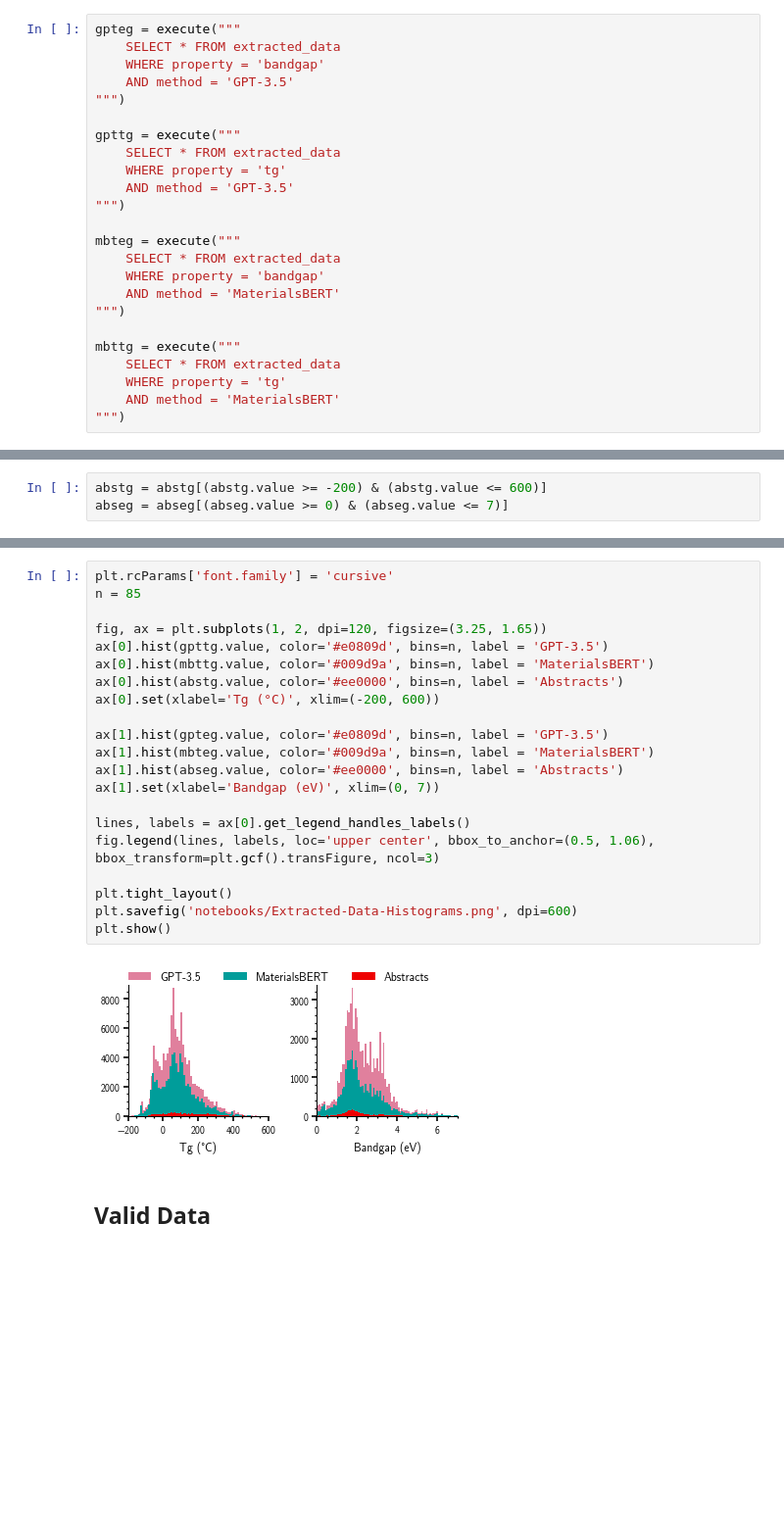
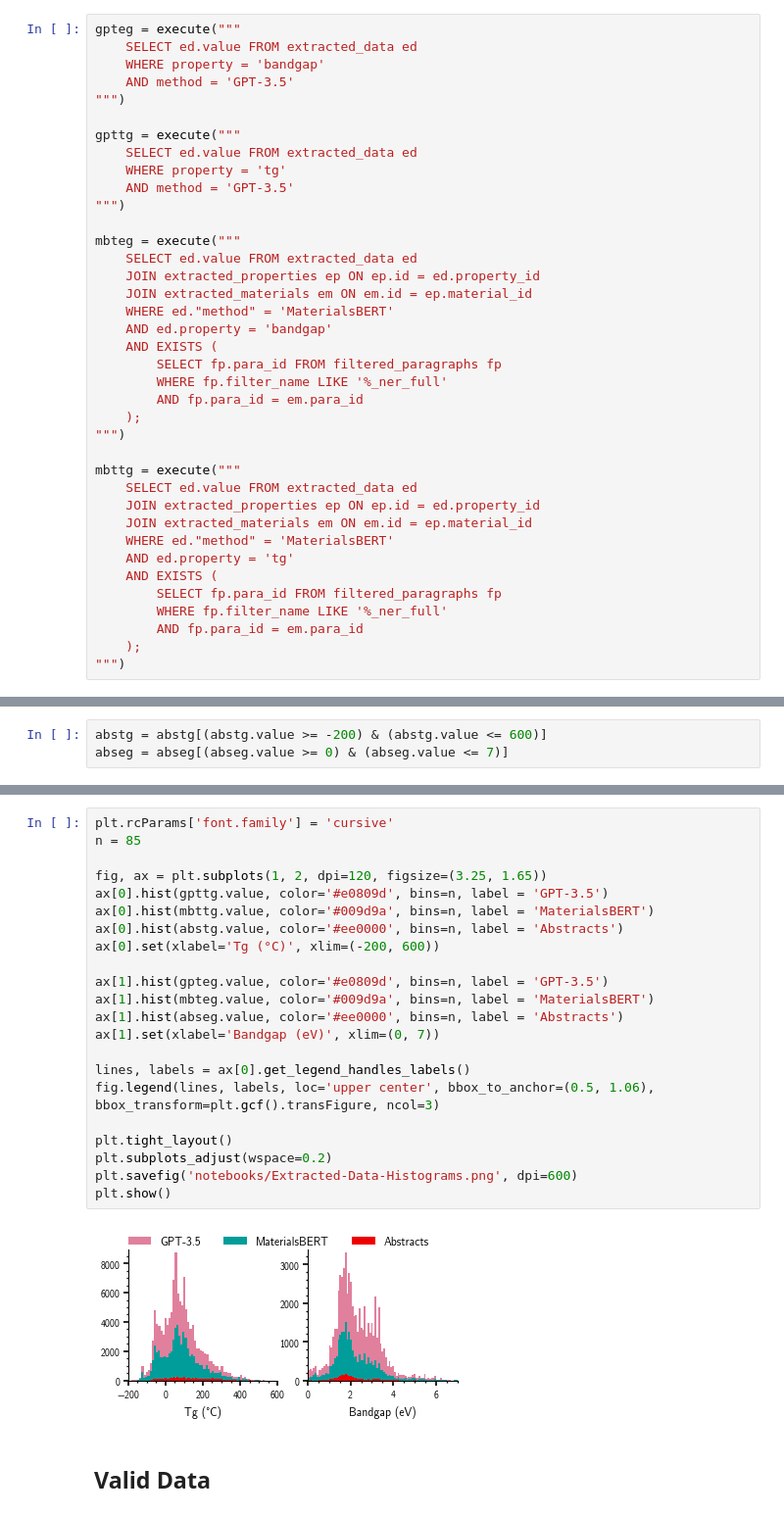
Before and after one commit to Ramprasad-Group/PromptDataExtraction, a Jupyter notebook: notebooks/GPT_vs_MBert.ipynb, the cells around one changed output, grey strips where cells are left out. Shown at 98% size. Drawn from its saved outputs; the diff is of its cells as text; blank space fills up the shorter version.

Commit message:
Filter bert data with PS filters

```diff
--- a/notebooks/GPT_vs_MBert.ipynb
+++ b/notebooks/GPT_vs_MBert.ipynb
@@ -35,27 +35,41 @@ def execute(sql, **kwargs) -> pd.DataFrame:
 ## Overlayed Histograms
 # %%
 gpteg = execute("""
-    SELECT * FROM extracted_data
+    SELECT ed.value FROM extracted_data ed
     WHERE property = 'bandgap'
     AND method = 'GPT-3.5'
 """)
 
 gpttg = execute("""
-    SELECT * FROM extracted_data
+    SELECT ed.value FROM extracted_data ed
     WHERE property = 'tg'
     AND method = 'GPT-3.5'
 """)
 
 mbteg = execute("""
-    SELECT * FROM extracted_data
-    WHERE property = 'bandgap'
-    AND method = 'MaterialsBERT'
+    SELECT ed.value FROM extracted_data ed
+    JOIN extracted_properties ep ON ep.id = ed.property_id
+    JOIN extracted_materials em ON em.id = ep.material_id
+    WHERE ed."method" = 'MaterialsBERT'
+    AND ed.property = 'bandgap'
+    AND EXISTS (
+        SELECT fp.para_id FROM filtered_paragraphs fp
+        WHERE fp.filter_name LIKE '%_ner_full'
+        AND fp.para_id = em.para_id
+    );
 """)
 
 mbttg = execute("""
-    SELECT * FROM extracted_data
-    WHERE property = 'tg'
-    AND method = 'MaterialsBERT'
+    SELECT ed.value FROM extracted_data ed
+    JOIN extracted_properties ep ON ep.id = ed.property_id
+    JOIN extracted_materials em ON em.id = ep.material_id
+    WHERE ed."method" = 'MaterialsBERT'
+    AND ed.property = 'tg'
+    AND EXISTS (
+        SELECT fp.para_id FROM filtered_paragraphs fp
+        WHERE fp.filter_name LIKE '%_ner_full'
+        AND fp.para_id = em.para_id
+    );
 """)
 # %%
 absdata = pd.read_csv('notebooks/Abstract-Extracted_Data.csv', index_col=0)
@@ -86,26 +100,27 @@ Tg:
 # %%
 plt.rcParams['font.family'] = 'cursive'
 n = 85
 
 fig, ax = plt.subplots(1, 2, dpi=120, figsize=(3.25, 1.65))
 ax[0].hist(gpttg.value, color='#e0809d', bins=n, label = 'GPT-3.5')
 ax[0].hist(mbttg.value, color='#009d9a', bins=n, label = 'MaterialsBERT')
 ax[0].hist(abstg.value, color='#ee0000', bins=n, label = 'Abstracts')
 ax[0].set(xlabel='Tg (°C)', xlim=(-200, 600))
 
 ax[1].hist(gpteg.value, color='#e0809d', bins=n, label = 'GPT-3.5')
 ax[1].hist(mbteg.value, color='#009d9a', bins=n, label = 'MaterialsBERT')
 ax[1].hist(abseg.value, color='#ee0000', bins=n, label = 'Abstracts')
 ax[1].set(xlabel='Bandgap (eV)', xlim=(0, 7))
 
 lines, labels = ax[0].get_legend_handles_labels()
 fig.legend(lines, labels, loc='upper center', bbox_to_anchor=(0.5, 1.06), bbox_transform=plt.gcf().transFigure, ncol=3)
 
 plt.tight_layout()
+plt.subplots_adjust(wspace=0.2)
 plt.savefig('notebooks/Extracted-Data-Histograms.png', dpi=600)
 plt.show()
 # %% [output]
-[figure, old version]
+[figure, new version]
 # %% [markdown]
 ## Valid Data
 # %%
```
Also changed, not shown: parts of 16 cells of this notebook.
